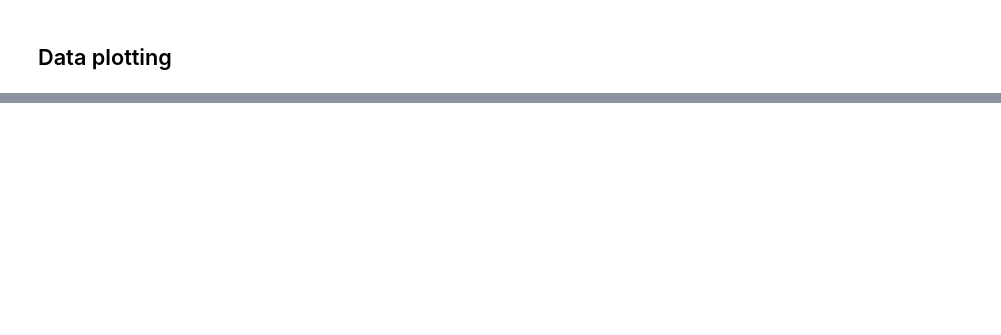
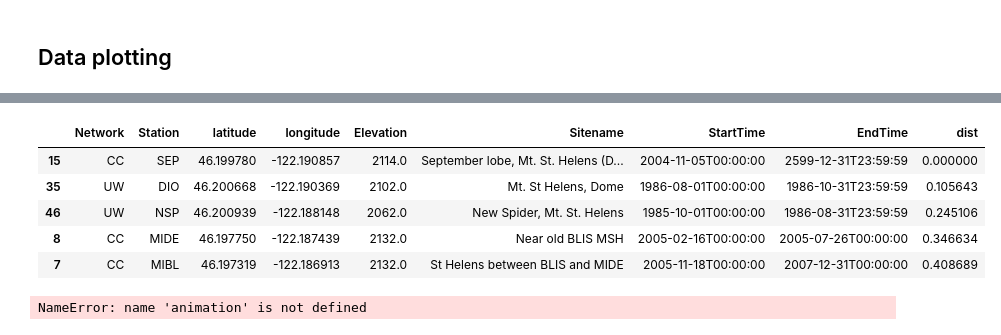
Before and after one commit to CSE583MtStHelens/CSE583_MtStHelens, a Jupyter notebook: example/example_tutorial.ipynb, the cells around one changed output, grey strips where cells are left out. Saved outputs shown, nothing was run; the diff lists cells and outputs as text; code cells hidden in the pictures; blank space fills up the shorter version.

```diff
--- a/example/example_tutorial.ipynb
+++ b/example/example_tutorial.ipynb
@@ -80,7 +115,18 @@ df_sta
 # %%
 # get the distance between the stations and sort them in increasing order (relative to station SEP -> crater center)
 ref_sta = 'SEP' # define the reference station, we will get distance from all other stations to this station
 df_sta['dist'] = df_sta.apply(lambda x: preprocessing_functions.calculate_distance(x['latitude'],df_sta.latitude[df_sta['Station']==ref_sta] , x['longitude'],df_sta.longitude[df_sta['Station']==ref_sta] ), axis=1)
 df_sta = df_sta.sort_values(by=['dist'])
 sta_sorted = df_sta['Station'].to_list()
-df_sta
+df_sta.head()
+# %% [output]
+|  | Network | Station | latitude | longitude | Elevation | Sitename | StartTime | EndTime | dist |
+| 15 | CC | SEP | 46.199780 | -122.190857 | 2114.0 | September lobe, Mt. St. Helens (D... | 2004-11-05T00:00:00 | 2599-12-31T23:59:59 | 0.000000 |
+| 35 | UW | DIO | 46.200668 | -122.190369 | 2102.0 | Mt. St Helens, Dome | 1986-08-01T00:00:00 | 1986-10-31T23:59:59 | 0.105643 |
+| 46 | UW | NSP | 46.200939 | -122.188148 | 2062.0 | New Spider, Mt. St. Helens | 1985-10-01T00:00:00 | 1986-08-31T23:59:59 | 0.245106 |
+| 8 | CC | MIDE | 46.197750 | -122.187439 | 2132.0 | Near old BLIS MSH | 2005-02-16T00:00:00 | 2005-07-26T00:00:00 | 0.346634 |
+| 7 | CC | MIBL | 46.197319 | -122.186913 | 2132.0 | St Helens between BLIS and MIDE | 2005-11-18T00:00:00 | 2007-12-31T00:00:00 | 0.408689 |
+# %%
+animation(read_dictionary, 'median', 'inferno')
+# %% [output]
+NameError: name 'animation' is not defined
```
Also changed, not shown: parts of 9 cells of this notebook.
